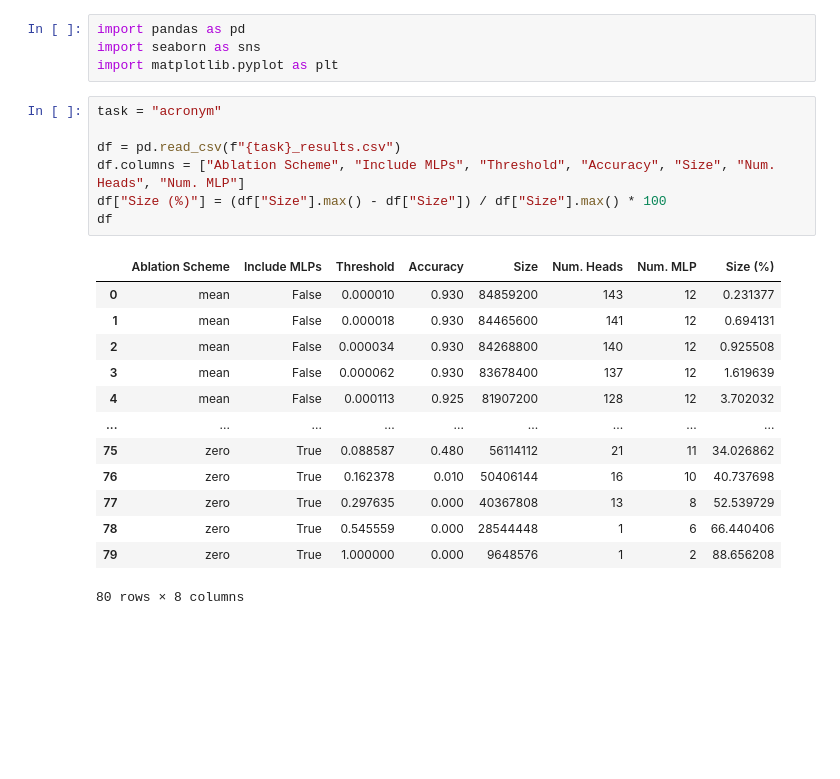
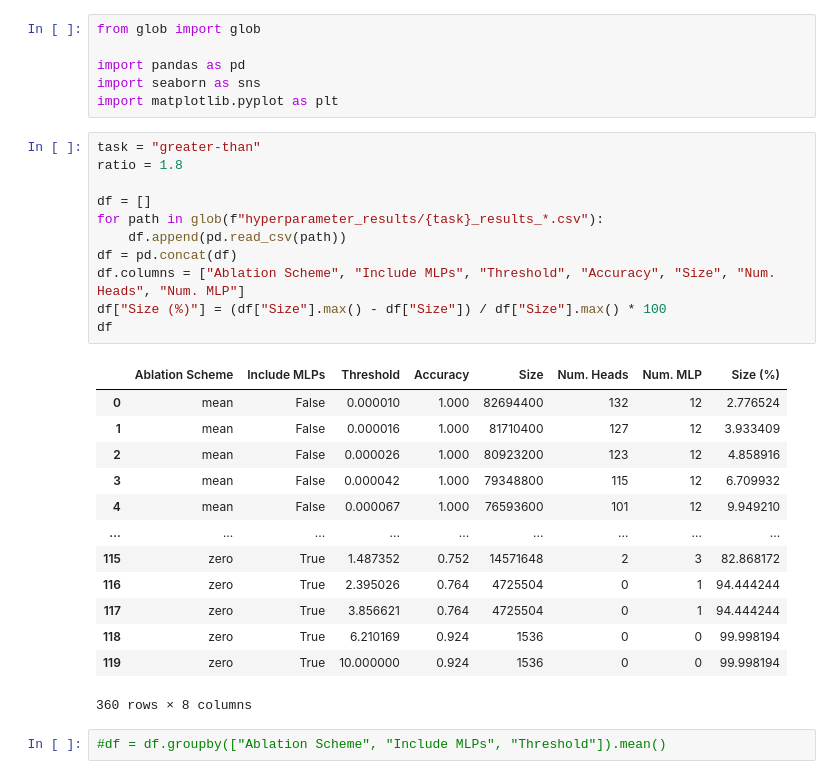
Before and after one commit to jgcarrasco/circuit-extraction, a Jupyter notebook: plots.ipynb, the cells around one changed output. Drawn from its saved outputs; the diff is of its cells as text; blank space fills up the shorter version.

```diff
--- a/plots.ipynb
+++ b/plots.ipynb
@@ -1,28 +1,36 @@
 # %%
+from glob import glob
+
 import pandas as pd
 import seaborn as sns
 import matplotlib.pyplot as plt
 # %%
-task = "acronym"
+task = "greater-than"
+ratio = 1.8
 
-df = pd.read_csv(f"{task}_results.csv")
+df = []
+for path in glob(f"hyperparameter_results/{task}_results_*.csv"):
+    df.append(pd.read_csv(path))
+df = pd.concat(df)
 df.columns = ["Ablation Scheme", "Include MLPs", "Threshold", "Accuracy", "Size", "Num. Heads", "Num. MLP"]
 df["Size (%)"] = (df["Size"].max() - df["Size"]) / df["Size"].max() * 100
 df
 # %% [output]
 |  | Ablation Scheme | Include MLPs | Threshold | Accuracy | Size | Num. Heads | Num. MLP | Size (%) |
-| 0 | mean | False | 0.000010 | 0.930 | 84859200 | 143 | 12 | 0.231377 |
-| 1 | mean | False | 0.000018 | 0.930 | 84465600 | 141 | 12 | 0.694131 |
-| 2 | mean | False | 0.000034 | 0.930 | 84268800 | 140 | 12 | 0.925508 |
-| 3 | mean | False | 0.000062 | 0.930 | 83678400 | 137 | 12 | 1.619639 |
-| 4 | mean | False | 0.000113 | 0.925 | 81907200 | 128 | 12 | 3.702032 |
+| 0 | mean | False | 0.000010 | 1.000 | 82694400 | 132 | 12 | 2.776524 |
+| 1 | mean | False | 0.000016 | 1.000 | 81710400 | 127 | 12 | 3.933409 |
+| 2 | mean | False | 0.000026 | 1.000 | 80923200 | 123 | 12 | 4.858916 |
+| 3 | mean | False | 0.000042 | 1.000 | 79348800 | 115 | 12 | 6.709932 |
+| 4 | mean | False | 0.000067 | 1.000 | 76593600 | 101 | 12 | 9.949210 |
 | ... | ... | ... | ... | ... | ... | ... | ... | ... |
-| 75 | zero | True | 0.088587 | 0.480 | 56114112 | 21 | 11 | 34.026862 |
-| 76 | zero | True | 0.162378 | 0.010 | 50406144 | 16 | 10 | 40.737698 |
-| 77 | zero | True | 0.297635 | 0.000 | 40367808 | 13 | 8 | 52.539729 |
-| 78 | zero | True | 0.545559 | 0.000 | 28544448 | 1 | 6 | 66.440406 |
-| 79 | zero | True | 1.000000 | 0.000 | 9648576 | 1 | 2 | 88.656208 |
+| 115 | zero | True | 1.487352 | 0.752 | 14571648 | 2 | 3 | 82.868172 |
+| 116 | zero | True | 2.395026 | 0.764 | 4725504 | 0 | 1 | 94.444244 |
+| 117 | zero | True | 3.856621 | 0.764 | 4725504 | 0 | 1 | 94.444244 |
+| 118 | zero | True | 6.210169 | 0.924 | 1536 | 0 | 0 | 99.998194 |
+| 119 | zero | True | 10.000000 | 0.924 | 1536 | 0 | 0 | 99.998194 |
-80 rows × 8 columns
+360 rows × 8 columns
+# %%
+#df = df.groupby(["Ablation Scheme", "Include MLPs", "Threshold"]).mean()
 # %%
 df[(df["Accuracy"] >= df["Accuracy"].max()) & (df["Ablation Scheme"] == "mean")]
 # %% [output]
```
Also changed, not shown: parts of 5 cells of this notebook, 25 other files.
